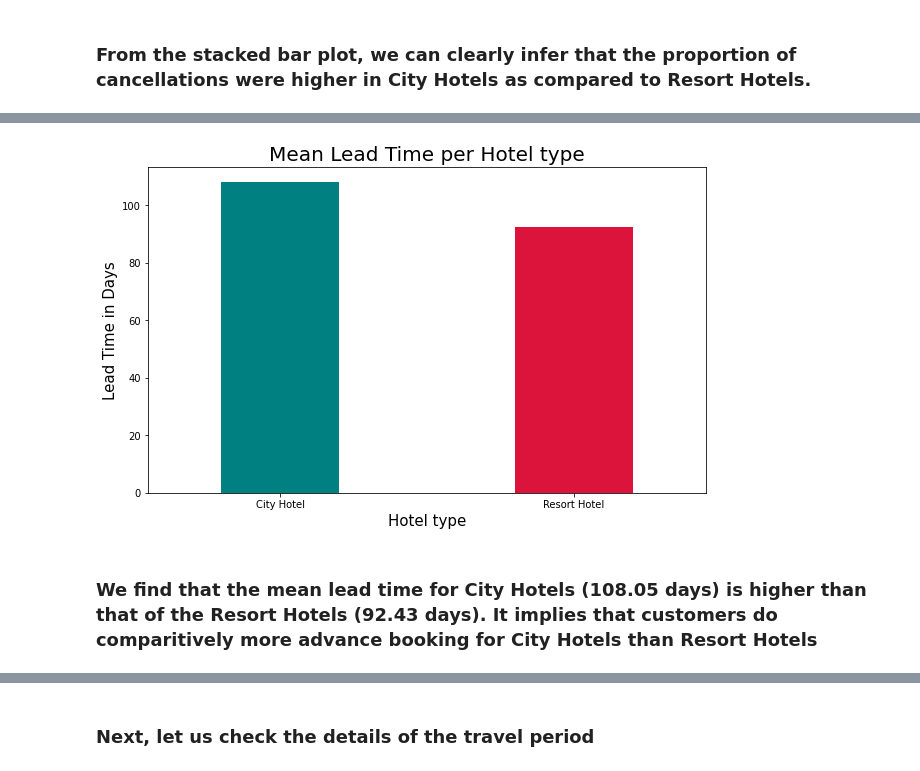
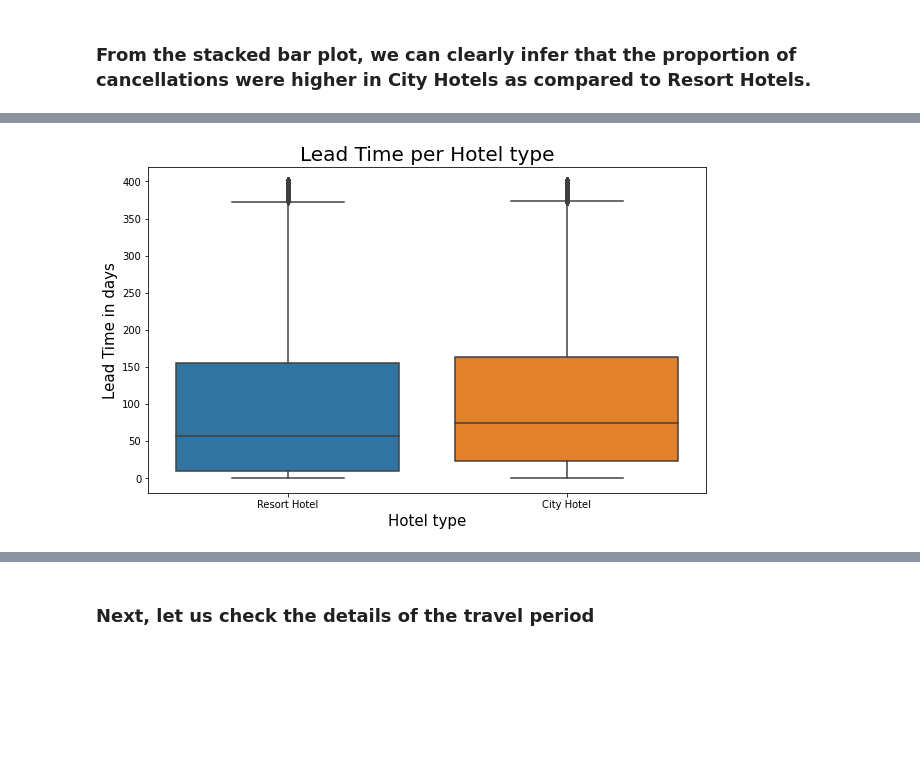
Before and after one commit to priyaregit/EDA_Hotel-Booking, a Jupyter notebook: Hotel_Booking_Analysis_EDA_Capstone_Project.ipynb, the cells around one changed output, grey strips where cells are left out. Drawn from its saved outputs; the diff is of its cells as text; code cells hidden in the pictures; blank space fills up the shorter version.

```diff
--- a/Hotel_Booking_Analysis_EDA_Capstone_Project.ipynb
+++ b/Hotel_Booking_Analysis_EDA_Capstone_Project.ipynb
@@ -415,4 +386,6 @@ missing()
 # %%
 # Creating a new column 'child' by combining the data from the columns 'children' and 'babies'
+hotel_booking['child'] = hotel_booking['children'] + hotel_booking['babies']
 
-hotel_booking['child'] = hotel_booking['children'] + hotel_booking['babies']
+# Dropping 'children' and 'babies' from the dataset
+hotel_booking.drop(['children','babies'], axis = 1, inplace = True)
@@ -418,0 +394,6 @@ hotel_booking['child'] = hotel_booking['children'] + hotel_booking['babies']
+# %%
+# Creating a new column 'if_child' with the same values as 'child'
+hotel_booking['if_child'] = hotel_booking['child']
+
+# Transforming 'if_child' into a categorical column by assigning 1 to all non zero observations
+hotel_booking.loc[hotel_booking.if_child > 0, 'if_child'] = 1
@@ -454,13 +449,7 @@ hotel_booking.loc[hotel_booking.stays_in_week_nights > 10, 'stays_in_week_nights
 hotel_booking.loc[hotel_booking.adults > 4, 'adults'] = 4
 
 # Setting a value of 3 to all the observations of 'child' that are greater than 3
-hotel_booking.loc[hotel_booking.child > 3, 'child'] = 3
-
-# Setting a value of 1 to all the observations of 'previous_cancellations' that are greater than 0
-hotel_booking.loc[hotel_booking.previous_cancellations > 0, 'previous_cancellations'] = 1
-
-# Setting a value of 1 to all the observations of 'previous_bookings_not_canceled' that are greater than 0
-hotel_booking.loc[hotel_booking.previous_bookings_not_canceled > 0, 'previous_bookings_not_canceled'] = 1
+hotel_booking.loc[hotel_booking.child > 3, 'adults'] = 3
 
 # Setting a value of 5 to all the observations of 'booking_changes' that are greater than 5
 hotel_booking.loc[hotel_booking.booking_changes > 5, 'booking_changes'] = 5
@@ -527,0 +518,12 @@ plt.rcParams['figure.figsize'] = (10, 6)
+# %%
+# Stacked Bar plot to visualize booking cancellations by hotel_type
+hoteltype_ifchild.plot( kind='bar', width = 0.4, color=['teal', 'crimson'])
+
+# Giving labels and legend to the plot
+plt.ylabel('Number of Bookings', fontsize = 15)
+plt.xlabel('Presence of Children', fontsize = 15)
+plt.legend(['City Hotel', 'Resort Hotel'])
+plt.xticks(ticks = [0.0, 1.0], labels = ['No', 'Yes'], rotation = 'horizontal')
+
+# Setting the display figure size using rcParams method
+plt.rcParams['figure.figsize'] = (10, 6)
@@ -602,16 +624,13 @@ Name: lead_time, dtype: float64
 # %%
-# Bar plot to visualize mean lead time by hotel_type
-mean_lead_time.plot.bar(width = 0.4, color = ['teal', 'crimson'])
+# Plot to check the variation in lead time across hotel types
+sns.boxplot(x='hotel', y = 'lead_time', data = hotel_booking)
 
-# Giving title and labels to the plot
-plt.title('Mean Lead Time per Hotel type', fontsize = 20)
-plt.ylabel('Lead Time in Days', fontsize = 15)
-plt.xlabel('Hotel type', fontsize = 15)
-plt.xticks(rotation = 'horizontal')
+# Giving the title and labels to the plot
+plt.title("Lead Time per Hotel type", fontsize = 20)
+plt.xlabel("Hotel type", fontsize = 15)
+plt.ylabel("Lead Time in days", fontsize = 15)
 
 # Setting the display figure size using rcParams method
 plt.rcParams['figure.figsize'] = (10, 6)
 # %% [output]
-[figure, old version]
+[figure, new version]
-# %% [markdown]
-### We find that the mean lead time for City Hotels (108.05 days) is higher than that of the Resort Hotels (92.43 days). It implies that customers do comparitively more advance booking for City Hotels than Resort Hotels
```
Also changed, not shown: parts of 97 cells of this notebook.
